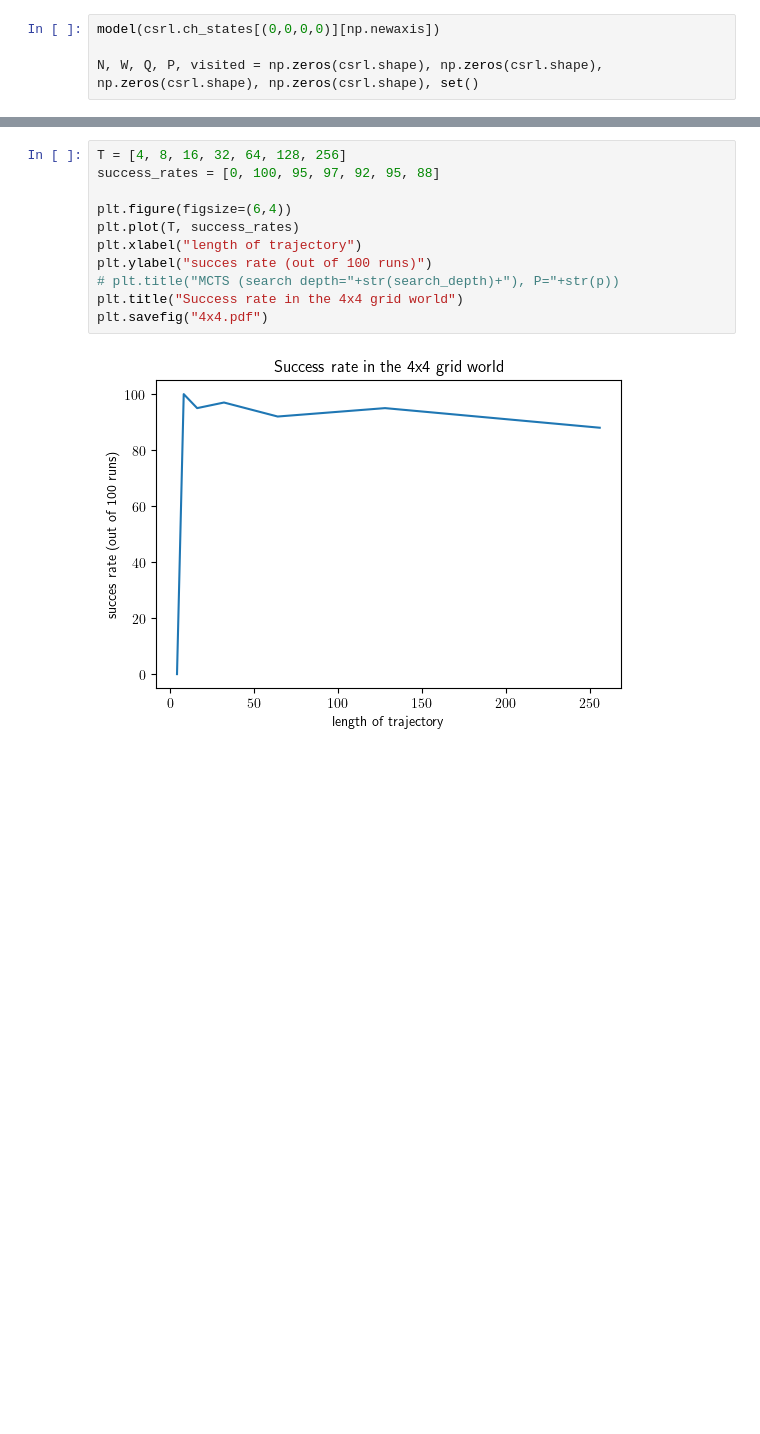
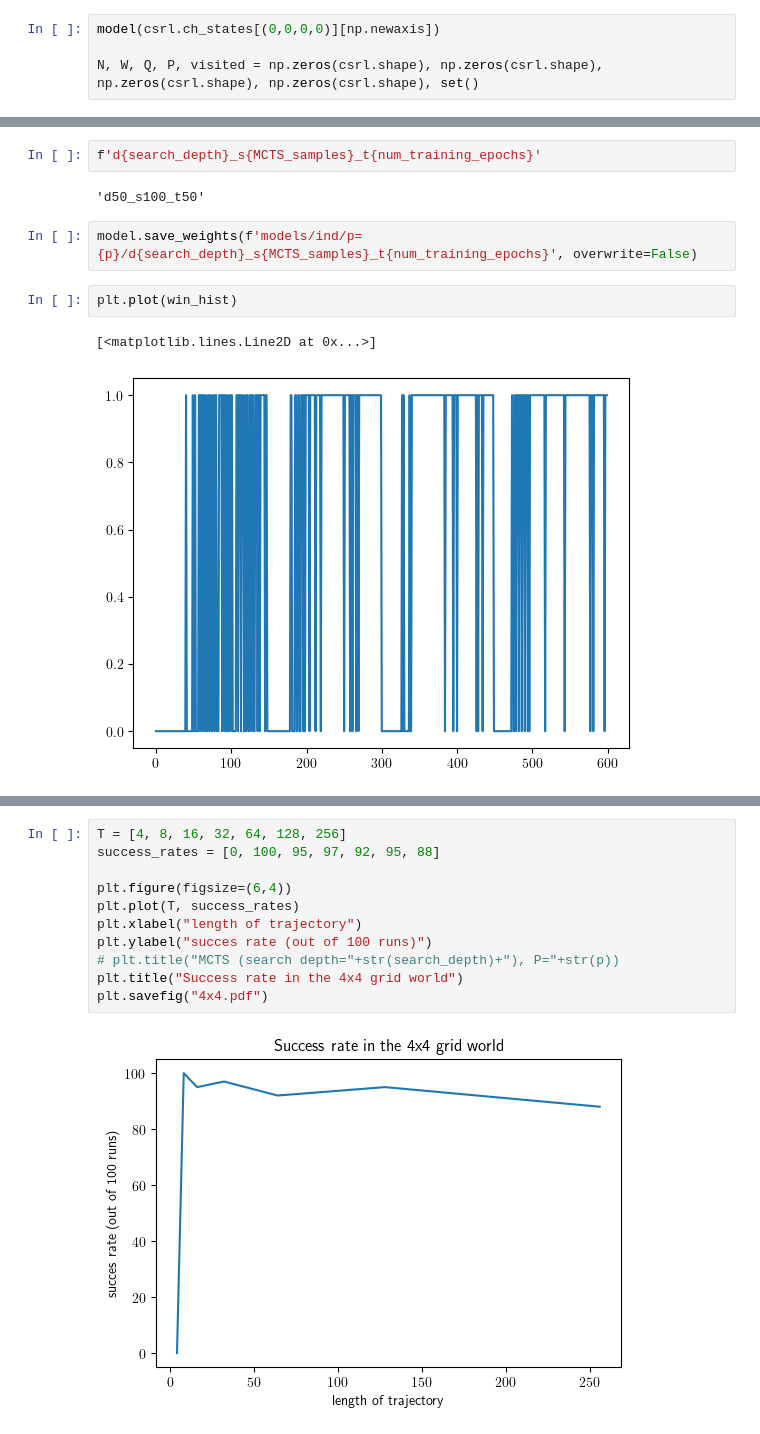
Before and after one commit to CL2-UWaterloo/RL-LTL, a Jupyter notebook: ComputeCanada_scrips/Create_animation.ipynb, the cells around one changed output, grey strips where cells are left out. Saved outputs shown, nothing was run; the diff lists cells and outputs as text; blank space fills up the shorter version.

```diff
--- a/ComputeCanada_scrips/Create_animation.ipynb
+++ b/ComputeCanada_scrips/Create_animation.ipynb
@@ -332,0 +434,11 @@ Text(0.5, 1.0, 'training loss')
+# %%
+f'd{search_depth}_s{MCTS_samples}_t{num_training_epochs}'
+# %% [output]
+'d50_s100_t50'
+# %%
+model.save_weights(f'models/ind/p={p}/d{search_depth}_s{MCTS_samples}_t{num_training_epochs}', overwrite=False)
+# %%
+plt.plot(win_hist)
+# %% [output]
+[<matplotlib.lines.Line2D at 0x...>]
+[figure, added]
```
Also changed, not shown: parts of 23 cells of this notebook, 17 other files.
